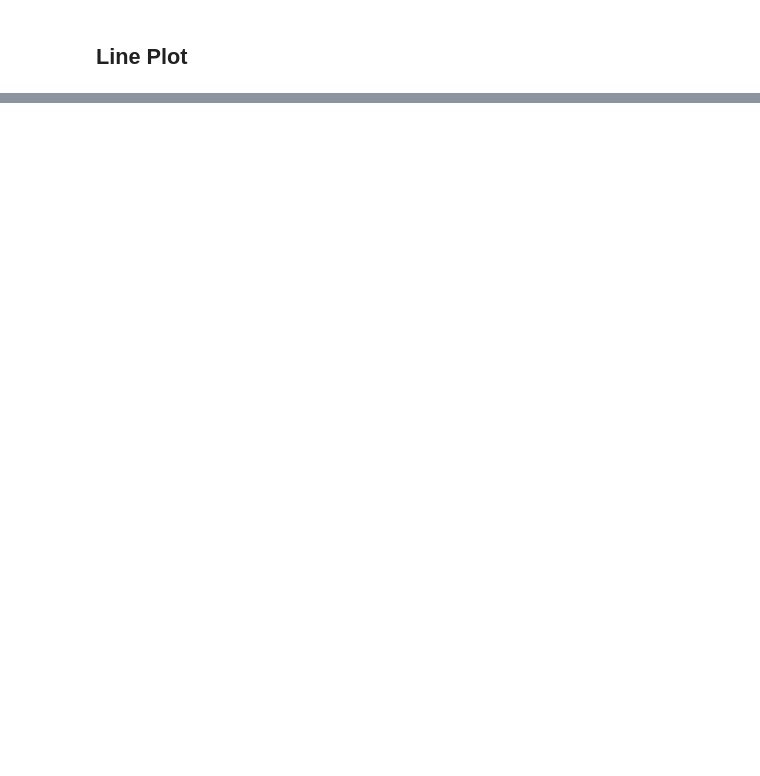
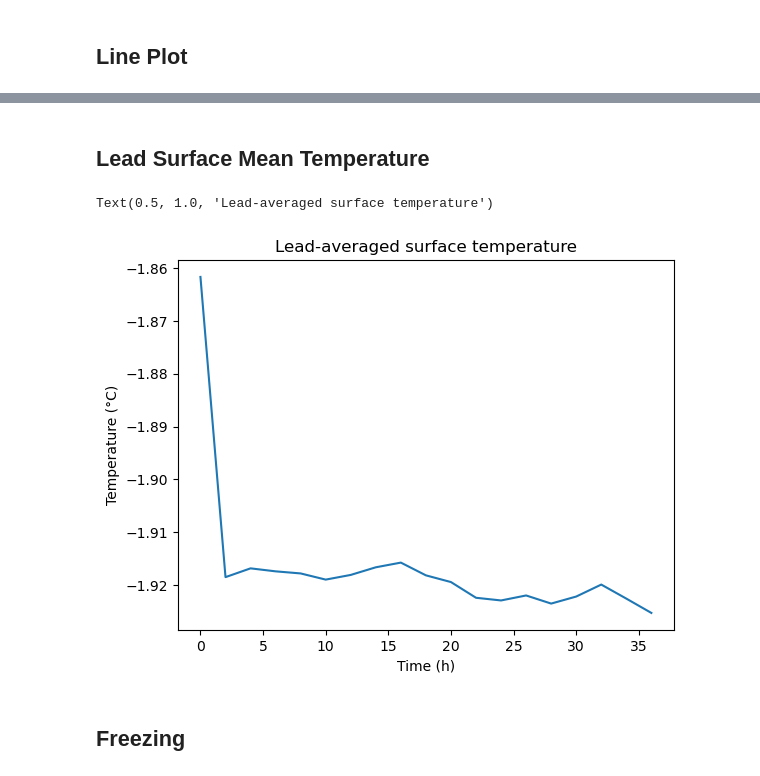
Before and after one commit to marlene-schramm/MSc_data_analysis, a Jupyter notebook: model_output/diag_surf_heat_flux.ipynb, the cells around one changed output, grey strips where cells are left out. Cells and saved outputs as stored; diff of their text form; code cells hidden in the pictures; blank space fills up the shorter version.

```diff
--- a/model_output/diag_surf_heat_flux.ipynb
+++ b/model_output/diag_surf_heat_flux.ipynb
@@ -74,0 +101,16 @@ Text(0.5, 1.0, 'Lead-averaged surface heat flux over time')
+# %% [markdown]
+## Lead Surface Mean Temperature
+# %%
+T_lead_surf = ds.T.isel(XC=slice(285, 310), Z=0)
+T_lead_surf_mean = T_lead_surf.mean(dim = ["XC", "YC"])
+
+plt.plot(T_lead_surf_mean.time/(60*60*1e9), T_lead_surf_mean)
+
+plt.ylabel("Temperature (°C)")
+plt.xlabel("Time (h)")
+plt.title("Lead-averaged surface temperature")
+# %% [output]
+Text(0.5, 1.0, 'Lead-averaged surface temperature')
+[figure, added]
+# %% [markdown]
+## Freezing
```
Also changed, not shown: parts of 7 cells of this notebook.
